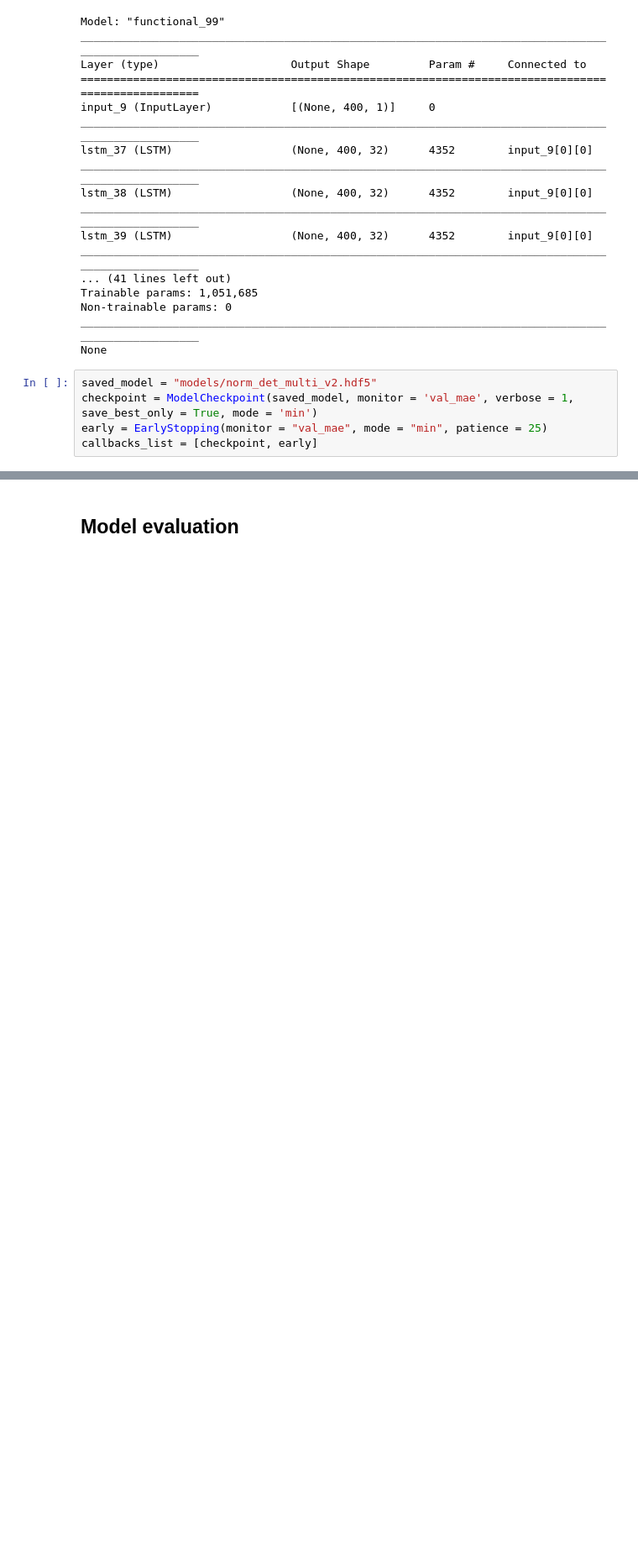
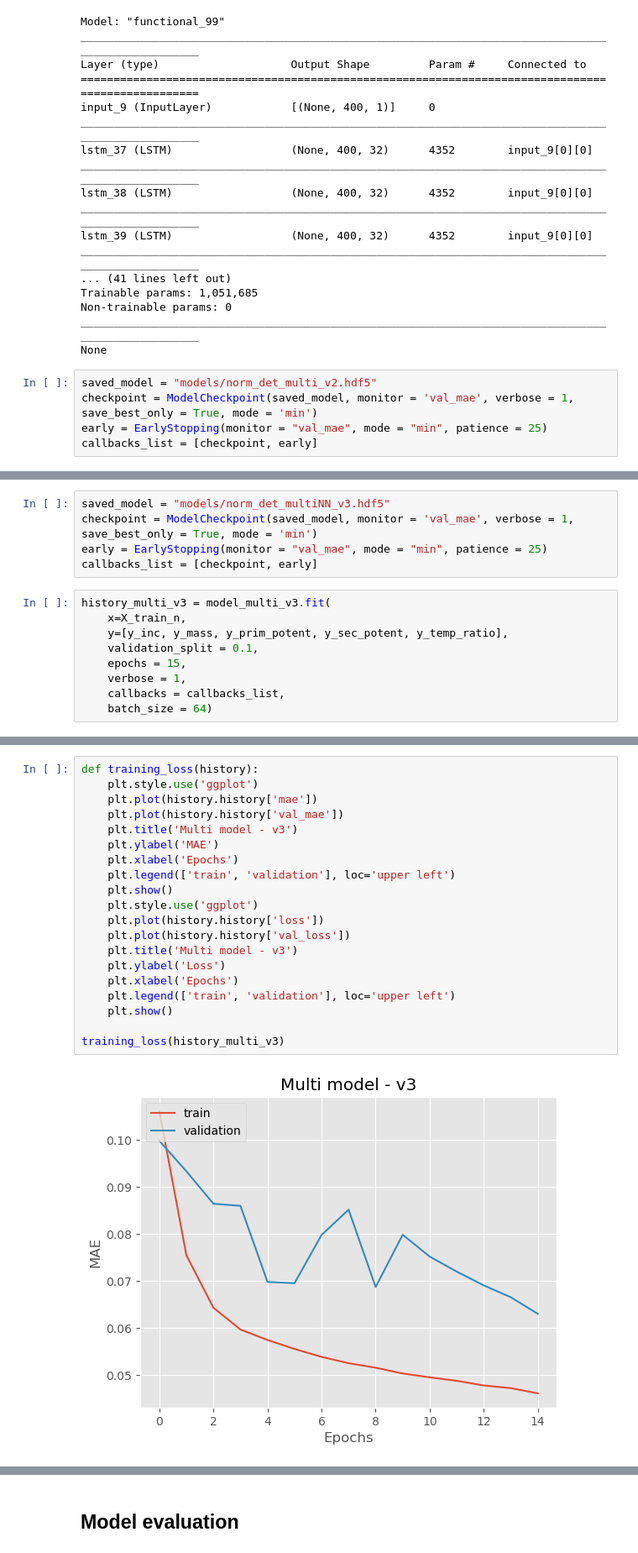
Before and after one commit to AdriNemcikova/DP, a Jupyter notebook: NORM_det_sel_concat.ipynb, the cells around one changed output, grey strips where cells are left out. Shown at 84% size. Drawn from its saved outputs; the diff is of its cells as text; blank space fills up the shorter version.

```diff
--- a/NORM_det_sel_concat.ipynb
+++ b/NORM_det_sel_concat.ipynb
@@ -325,0 +404,14 @@ training_loss(history_multi)
+# %%
+saved_model = "models/norm_det_multiNN_v3.hdf5"
+checkpoint = ModelCheckpoint(saved_model, monitor = 'val_mae', verbose = 1, save_best_only = True, mode = 'min')
+early = EarlyStopping(monitor = "val_mae", mode = "min", patience = 25)
+callbacks_list = [checkpoint, early]
+# %%
+history_multi_v3 = model_multi_v3.fit(
+    x=X_train_n,
+    y=[y_inc, y_mass, y_prim_potent, y_sec_potent, y_temp_ratio],
+    validation_split = 0.1,
+    epochs = 15,
+    verbose = 1,
+    callbacks = callbacks_list,
+    batch_size = 64)
@@ -325,0 +438,22 @@ training_loss(history_multi)
+# %%
+def training_loss(history):
+    plt.style.use('ggplot')
+    plt.plot(history.history['mae'])
+    plt.plot(history.history['val_mae'])
+    plt.title('Multi model - v3')
+    plt.ylabel('MAE')
+    plt.xlabel('Epochs')
+    plt.legend(['train', 'validation'], loc='upper left')
+    plt.show()
+    plt.style.use('ggplot')
+    plt.plot(history.history['loss'])
+    plt.plot(history.history['val_loss'])
+    plt.title('Multi model - v3')
+    plt.ylabel('Loss')
+    plt.xlabel('Epochs')
+    plt.legend(['train', 'validation'], loc='upper left')
+    plt.show()
+
+training_loss(history_multi_v3)
+# %% [output]
+[figure, added]
```
Also changed, not shown: parts of 11 cells of this notebook, 2 other files.
